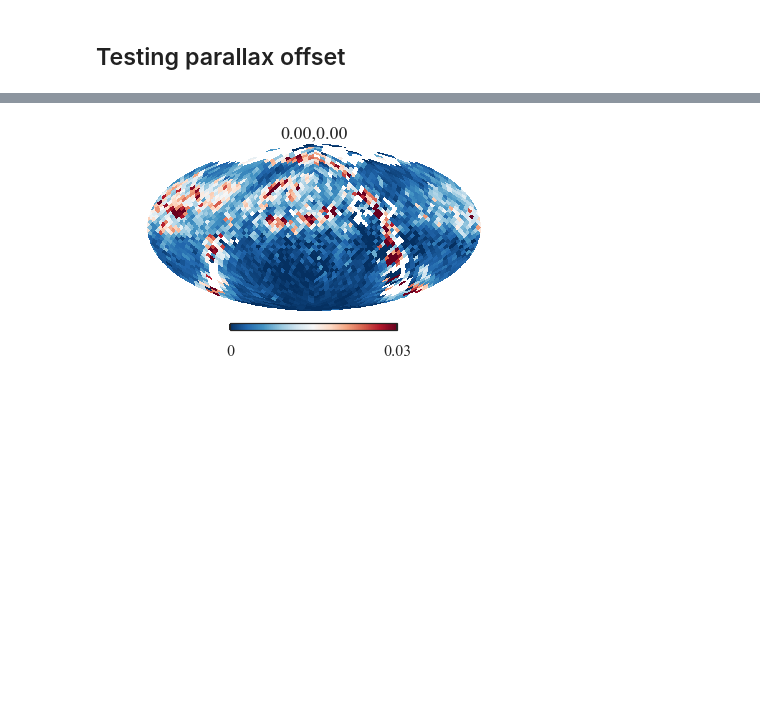
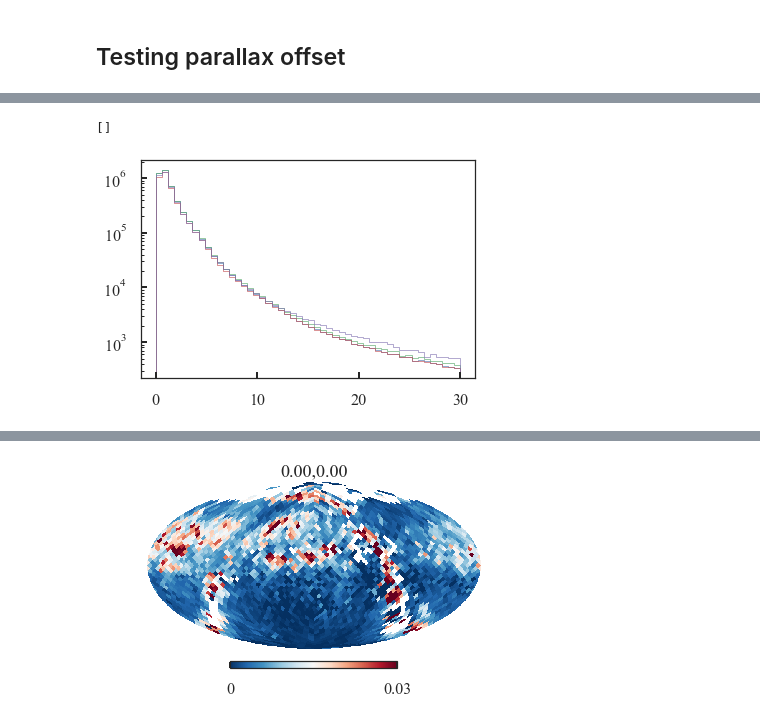
Before and after one commit to jls713/gaia_dr2_spectro, a Jupyter notebook: notebooks/InputOutputWithPrior.ipynb, the cells around one changed output, grey strips where cells are left out. Cells and saved outputs as stored; diff of their text form; code cells hidden in the pictures; blank space fills up the shorter version.

```diff
--- a/notebooks/InputOutputWithPrior.ipynb
+++ b/notebooks/InputOutputWithPrior.ipynb
@@ -1159,0 +1180,10 @@ plt.savefig('actions_age.pdf', bbox_inches='tight')
+# %%
+plt.hist(1./joint_table['par'],range=[0,30.],bins=50,histtype='step');
+plt.hist(joint_table['dist'],range=[0,30.],bins=50,histtype='step');
+plt.hist(1./joint['par'],range=[0,30.],bins=50,histtype='step');
+plt.hist(1./jointinputs['parallax'],range=[0,30.],bins=50,histtype='step');
+# plt.hist(1./(joint_table['par']+0.03),range=[0,20.],bins=50,histtype='step');
+plt.semilogy()
+# %% [output]
+[]
+[figure, added]
```
Also changed, not shown: parts of 66 cells of this notebook, 6 other files.
